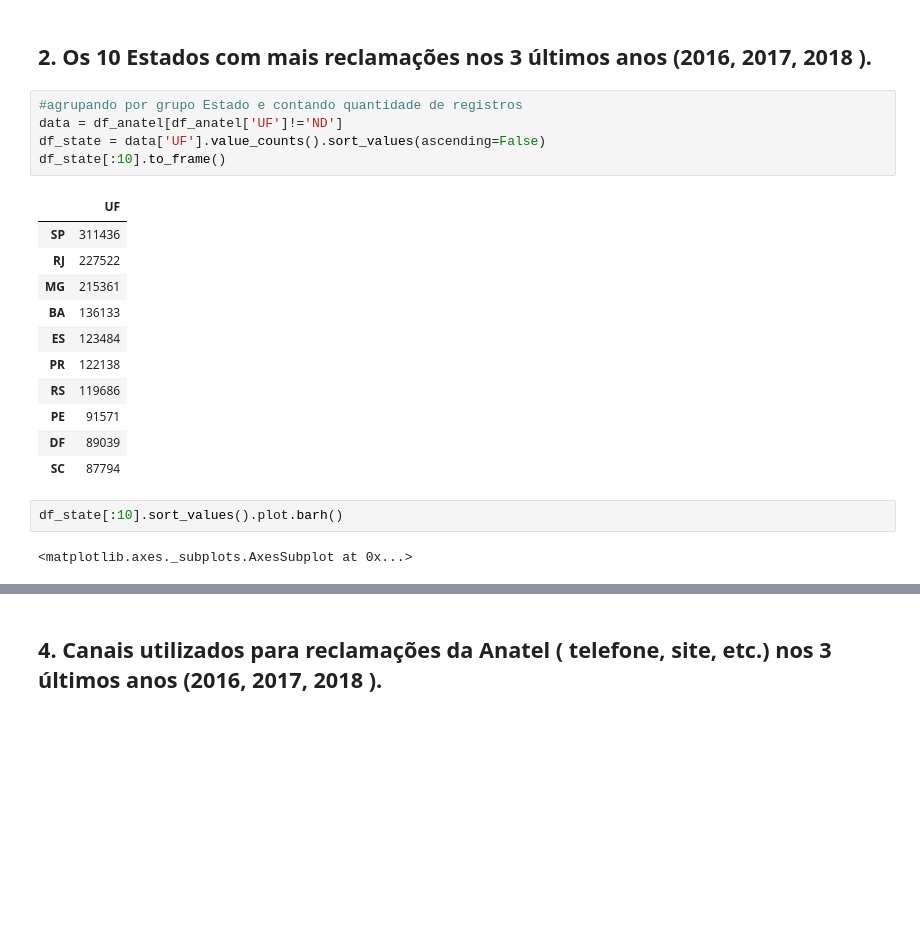
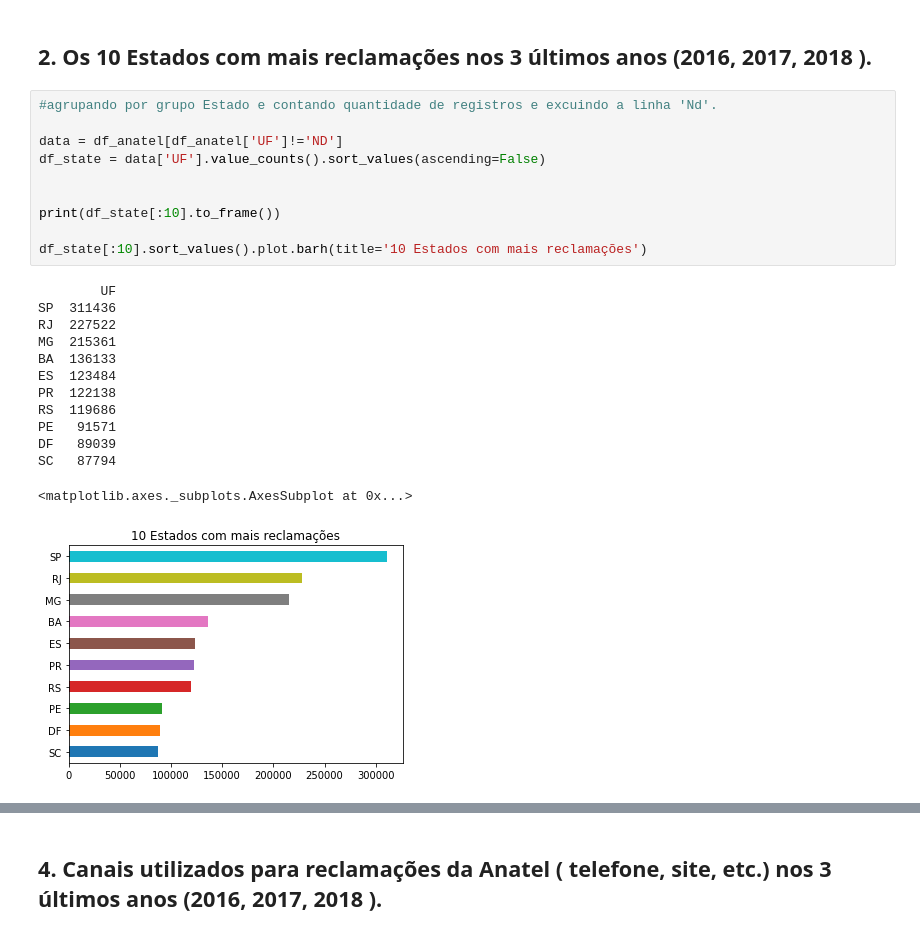
Before and after one commit to Rafaelcvo/dataset_anatel_pos, a Jupyter notebook: anatel.ipynb, the cells around one changed output, grey strips where cells are left out. Saved outputs shown, nothing was run; the diff lists cells and outputs as text; blank space fills up the shorter version.

```diff
--- a/anatel.ipynb
+++ b/anatel.ipynb
@@ -231,23 +306,26 @@ Name: GrupoEconNorm, dtype: int64
 # %% [markdown]
 ## 2. Os 10 Estados com mais reclamações nos 3 últimos anos (2016, 2017, 2018 ).
 # %%
-#agrupando por grupo Estado e contando quantidade de registros
+#agrupando por grupo Estado e contando quantidade de registros e excuindo a linha 'Nd'.
+
 data = df_anatel[df_anatel['UF']!='ND']
 df_state = data['UF'].value_counts().sort_values(ascending=False)
-df_state[:10].to_frame()
+
+
+print(df_state[:10].to_frame())
+
+df_state[:10].sort_values().plot.barh(title='10 Estados com mais reclamações')
 # %% [output]
-|  | UF |
-| SP | 311436 |
-| RJ | 227522 |
-| MG | 215361 |
-| BA | 136133 |
-| ES | 123484 |
-| PR | 122138 |
-| RS | 119686 |
-| PE | 91571 |
-| DF | 89039 |
-| SC | 87794 |
+        UF
+SP  311436
+RJ  227522
+MG  215361
+BA  136133
+ES  123484
+PR  122138
+RS  119686
+PE   91571
+DF   89039
+SC   87794
+<matplotlib.axes._subplots.AxesSubplot at 0x...>
+[figure, added]
-# %%
-df_state[:10].sort_values().plot.barh()
-# %% [output]
-<matplotlib.axes._subplots.AxesSubplot at 0x...>
```
Also changed, not shown: parts of 28 cells of this notebook.
